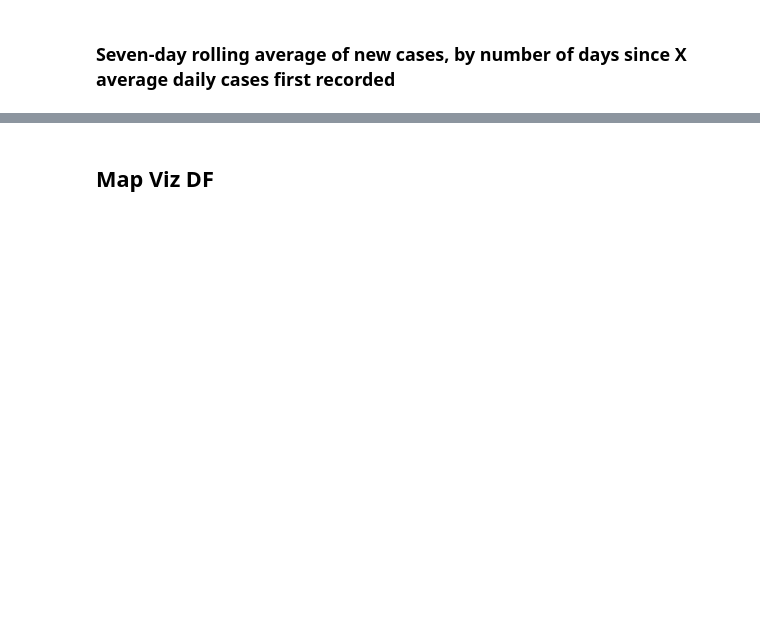
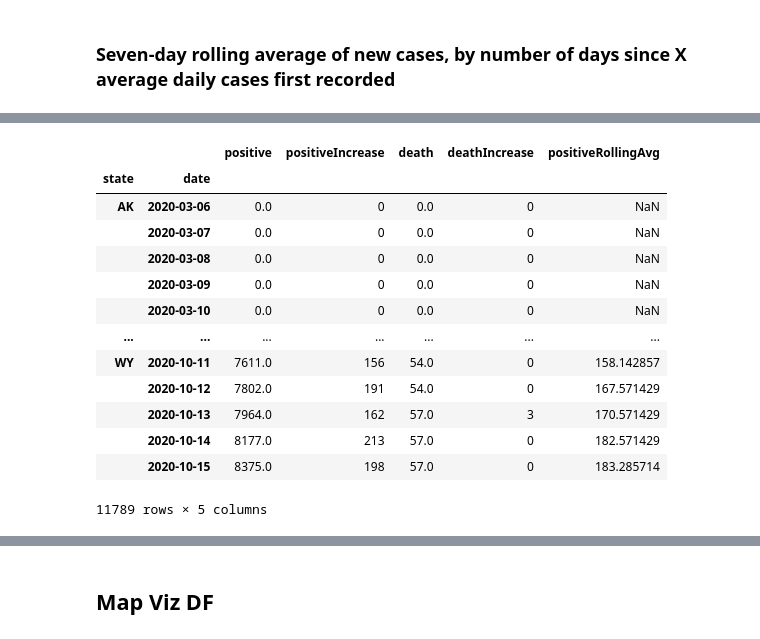
Before and after one commit to emilbello/COVID-19-Tracker, a Jupyter notebook: TimeSeries.ipynb, the cells around one changed output, grey strips where cells are left out. Drawn from its saved outputs; the diff is of its cells as text; code cells hidden in the pictures; blank space fills up the shorter version.

```diff
--- a/TimeSeries.ipynb
+++ b/TimeSeries.ipynb
@@ -199,0 +490,17 @@ covid_rollavg.loc[('MN', slice(None)), :]
+# %%
+covid_rollavg
+# %% [output]
+|  |  | positive | positiveIncrease | death | deathIncrease | positiveRollingAvg |
+| state | date |  |  |  |  |  |
+| AK | 2020-03-06 | 0.0 | 0 | 0.0 | 0 | NaN |
+|  | 2020-03-07 | 0.0 | 0 | 0.0 | 0 | NaN |
+|  | 2020-03-08 | 0.0 | 0 | 0.0 | 0 | NaN |
+|  | 2020-03-09 | 0.0 | 0 | 0.0 | 0 | NaN |
+|  | 2020-03-10 | 0.0 | 0 | 0.0 | 0 | NaN |
+| ... | ... | ... | ... | ... | ... | ... |
+| WY | 2020-10-11 | 7611.0 | 156 | 54.0 | 0 | 158.142857 |
+|  | 2020-10-12 | 7802.0 | 191 | 54.0 | 0 | 167.571429 |
+|  | 2020-10-13 | 7964.0 | 162 | 57.0 | 3 | 170.571429 |
+|  | 2020-10-14 | 8177.0 | 213 | 57.0 | 0 | 182.571429 |
+|  | 2020-10-15 | 8375.0 | 198 | 57.0 | 0 | 183.285714 |
+11789 rows × 5 columns
```
Also changed, not shown: parts of 49 cells of this notebook.
